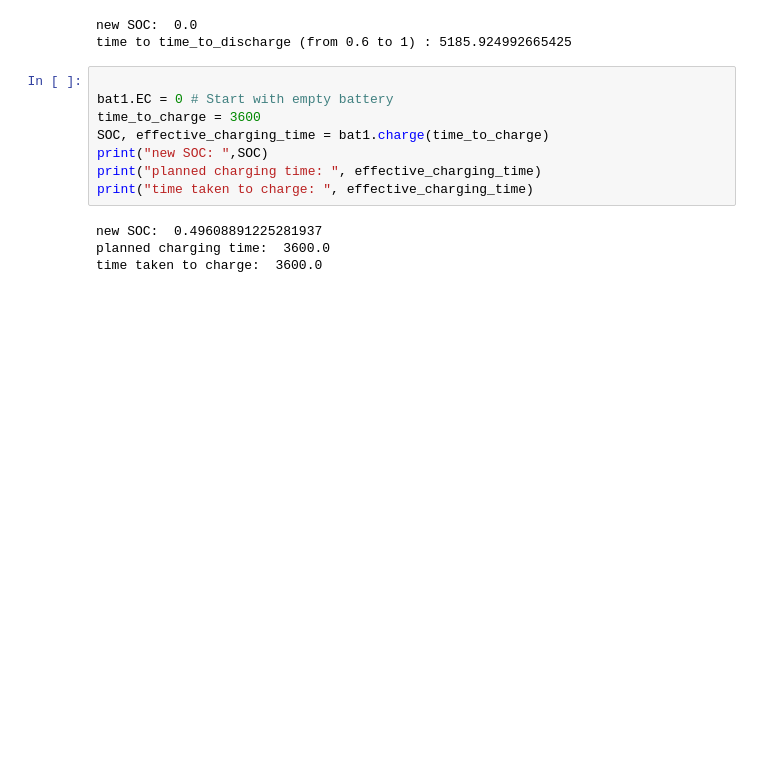
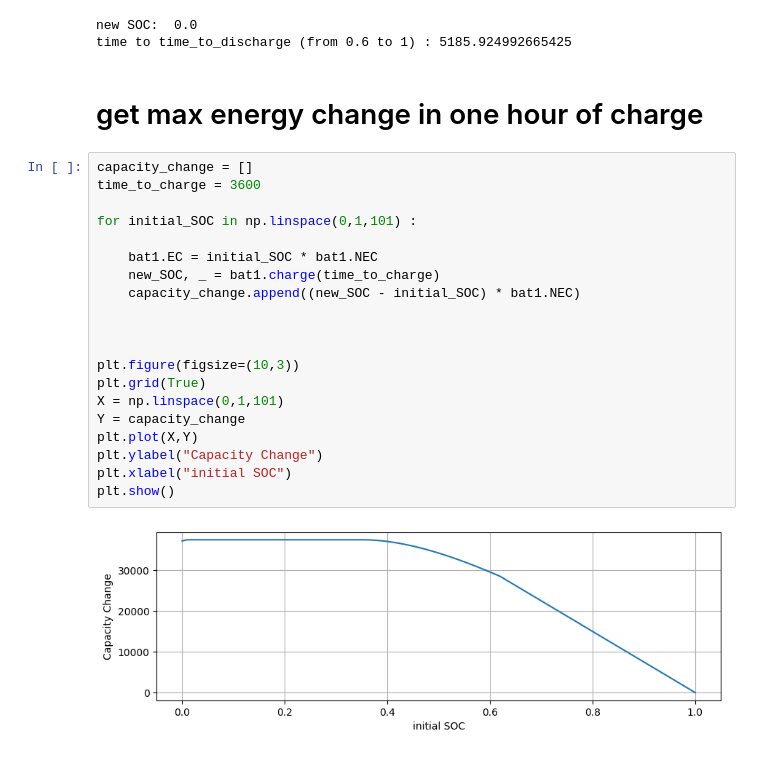
Before and after one commit to albanpuech/Energy-trading-with-battery, a Jupyter notebook: battery_simulator/test_battery.ipynb, the cells around one changed output. Saved outputs shown, nothing was run; the diff lists cells and outputs as text; blank space fills up the shorter version.

```diff
--- a/battery_simulator/test_battery.ipynb
+++ b/battery_simulator/test_battery.ipynb
@@ -257,15 +257,27 @@ print("time to time_to_discharge (from 0.6 to 1) :", time_to_discharge)
 # %% [output]
 new SOC:  0.0
 time to time_to_discharge (from 0.6 to 1) : 5185.924992665425
-# %%
-
-bat1.EC = 0 # Start with empty battery
-time_to_charge = 3600
-SOC, effective_charging_time = bat1.charge(time_to_charge)
-print("new SOC: ",SOC)
-print("planned charging time: ", effective_charging_time)
-print("time taken to charge: ", effective_charging_time)
-# %% [output]
-new SOC:  0.49608891225281937
-planned charging time:  3600.0
-time taken to charge:  3600.0
+# %% [markdown]
+# get max energy change in one hour of charge
+# %%
+capacity_change = []
+time_to_charge = 3600
+
+for initial_SOC in np.linspace(0,1,101) :
+
+    bat1.EC = initial_SOC * bat1.NEC
+    new_SOC, _ = bat1.charge(time_to_charge)
+    capacity_change.append((new_SOC - initial_SOC) * bat1.NEC)
+
+
+
+plt.figure(figsize=(10,3))
+plt.grid(True)
+X = np.linspace(0,1,101)
+Y = capacity_change
+plt.plot(X,Y)
+plt.ylabel("Capacity Change")
+plt.xlabel("initial SOC")
+plt.show()
+# %% [output]
+[figure, added]
```
Also changed, not shown: parts of 2 cells of this notebook, 5 other files.
